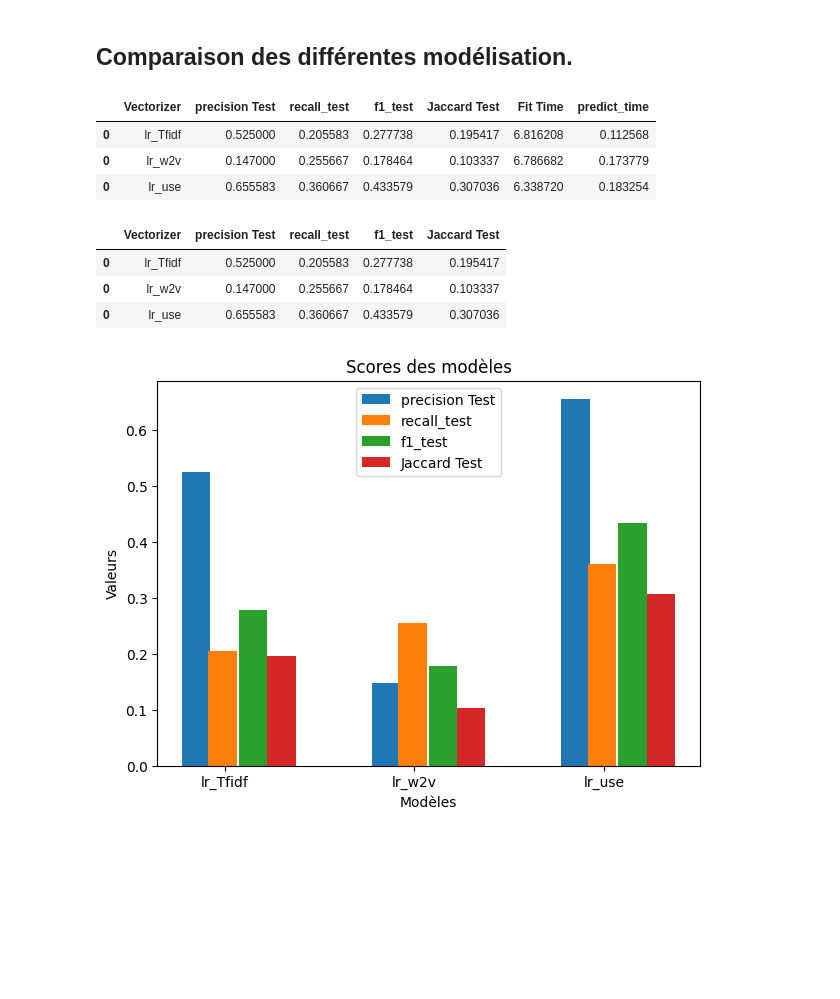
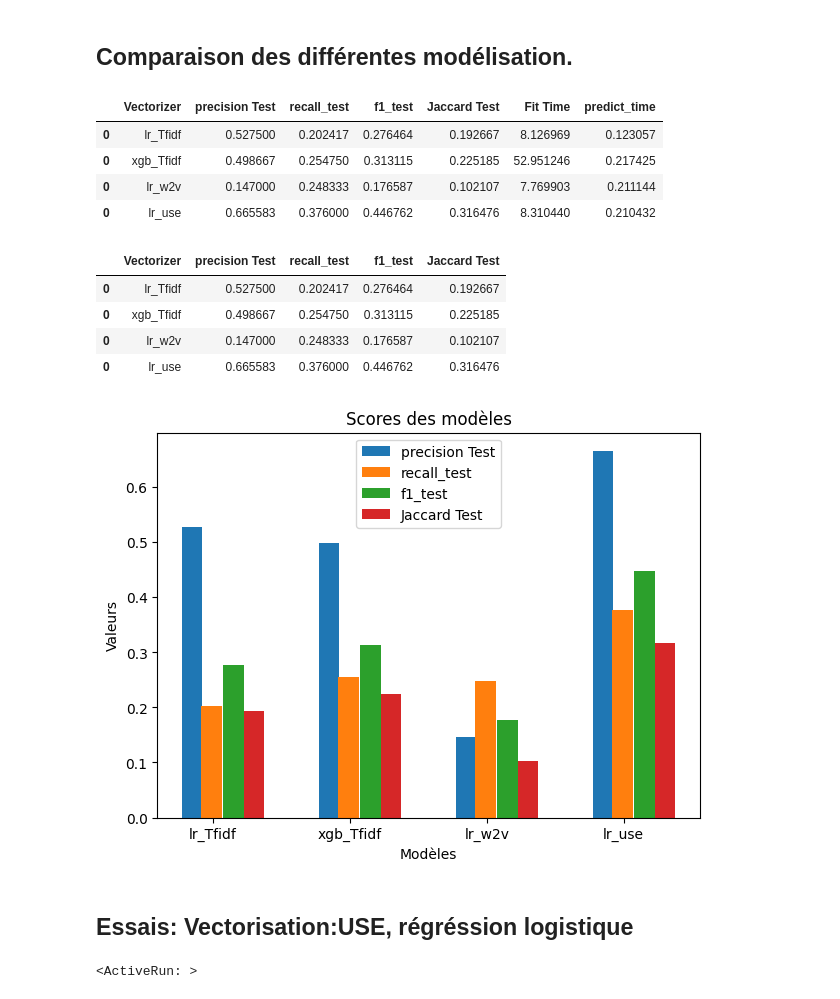
Before and after one commit to BahiaB/MLE-P5-main, a Jupyter notebook: supervised.ipynb, the cells around one changed output. Saved outputs shown, nothing was run; the diff lists cells and outputs as text; code cells hidden in the pictures; blank space fills up the shorter version.

Commit message:
Change and load model

```diff
--- a/supervised.ipynb
+++ b/supervised.ipynb
@@ -163,9 +163,9 @@ X_train, X_test, y_train, y_test = train_test_split(X,y,
 
 
 display(X_train.shape, X_test.shape)
-X_train_sample = X_train.sample(2000, random_state=42)
+X_train_sample = X_train.sample(1000, random_state=42)
 y_train_sample = y_train.loc[X_train_sample.index]
-X_test_sample = X_test.sample(400, random_state=42)
+X_test_sample = X_test.sample(200, random_state=42)
 y_test_sample = y_test.loc[X_test_sample.index]
 # %% [output]
 (26863,)
@@ -205,30 +205,25 @@ class CustomTfidfVectorizer(BaseEstimator, TransformerMixin):
 
 
 class CustomWord2VecVectorizer(BaseEstimator, TransformerMixin):
-    def __init__(self, vector_size=400, window=8, min_count=6,alpha=0.025, epochs=5,workers=5, sg=0, max_vocab_size=None):
+    def __init__(self, vector_size=400):  #, vector_size=400, window=8, min_count=6,alpha=0.025, epochs=5,workers=5, sg=0, max_vocab_size=None
         self.vector_size = vector_size
-        self.window = window
+        '''self.window = window
         self.min_count = min_count
         self.alpha = alpha
         self.epochs = epochs
         self.workers = workers
         self.sg = sg
-        self.max_vocab_size = max_vocab_size
+        self.max_vocab_size = max_vocab_size'''
         self.model = Word2Vec(
             vector_size=self.vector_size,
-            window=self.window,
-            workers=self.workers,
-            sg=self.sg
+            #window=self.window,
+            #workers=self.workers,
+            #sg=self.sg
         )
     def fit(self, X, y=None):
         self.model = Word2Vec(
-            vector_size=self.vector_size,
-            window=self.window,
-            min_count=self.min_count,
-            alpha=self.alpha,
-            workers=self.workers,
-            sg=self.sg,
-            max_vocab_size=self.max_vocab_size
+            vector_size=self.vector_size
+
         )
         self.model.build_vocab(X)
         return self
@@ -240,7 +235,12 @@ class CustomWord2VecVectorizer(BaseEstimator, TransformerMixin):
                          for words in X])
 
 
-
+'''window=self.window,
+            min_count=self.min_count,
+            alpha=self.alpha,
+            workers=self.workers,
+            sg=self.sg,
+            max_vocab_size=self.max_vocab_size'''
 
 class CustomBERTVectorizer(BaseEstimator, TransformerMixin):
     def __init__(self, max_length=128):
@@ -317,7 +317,7 @@ def create_bert_pipeline():
 def create_use_pipeline():
     pipeline_use = Pipeline([
         ("use_vectorizer", SentenceTransformerVectorizer()),
-        ("clf_use", OneVsRestClassifier(LogisticRegression(max_iter=1000, C=1)))
+
     ])
     return pipeline_use
 # %%
@@ -745,42 +731,48 @@ mlflow.end_run()
 # %% [markdown]
 ## Comparaison des différentes modélisation.
 # %%
-df =pd.concat([result_lr_tfidf,  result_lr_w2v,  result_lr_use]) #result_lr_bert,result_rf_tfidf,
+mlflow.start_run(run_name="Comparaison")
+df =pd.concat([result_lr_tfidf,result_xgb_tfidf, result_lr_w2v,  result_lr_use]) #result_lr_bert,result_rf_tfidf,
 display(df)
+df.to_csv("Data/df_results.csv", index=False)
+mlflow.log_artifact("Data/df_results.csv")
 # %% [output]
 |  | Vectorizer | precision Test | recall_test | f1_test | Jaccard Test | Fit Time | predict_time |
-| 0 | lr_Tfidf | 0.525000 | 0.205583 | 0.277738 | 0.195417 | 6.816208 | 0.112568 |
-| 0 | lr_w2v | 0.147000 | 0.255667 | 0.178464 | 0.103337 | 6.786682 | 0.173779 |
-| 0 | lr_use | 0.655583 | 0.360667 | 0.433579 | 0.307036 | 6.338720 | 0.183254 |
+| 0 | lr_Tfidf | 0.527500 | 0.202417 | 0.276464 | 0.192667 | 8.126969 | 0.123057 |
+| 0 | xgb_Tfidf | 0.498667 | 0.254750 | 0.313115 | 0.225185 | 52.951246 | 0.217425 |
+| 0 | lr_w2v | 0.147000 | 0.248333 | 0.176587 | 0.102107 | 7.769903 | 0.211144 |
+| 0 | lr_use | 0.665583 | 0.376000 | 0.446762 | 0.316476 | 8.310440 | 0.210432 |
 # %%
 all_result = df.loc[:,['Vectorizer', 'precision Test', 'recall_test','f1_test','Jaccard Test']]
 
 display(all_result)
 
 # Plot
 width = 0.15  # Largeur des barres
 fig, ax = plt.subplots(figsize=(7, 5))
 x = np.arange(len(all_result))  # Emplacements des barres
 
 # Plot pour chaque modèle et chaque métrique
 
 rects1 = ax.bar(x - width/1, all_result['precision Test'], width, label='precision Test')
 rects2 = ax.bar(x - width/15, all_result['recall_test'], width, label='recall_test')
 rects3 = ax.bar(x + width/1, all_result['f1_test'], width, label='f1_test')
 rects4 = ax.bar(x + width/0.5, all_result['Jaccard Test'], width, label='Jaccard Test')
 
 # Ajouter des étiquettes, des titres, etc.
 ax.set_ylabel('Valeurs')
 ax.set_xlabel('Modèles')
 ax.set_title('Scores des modèles')
 ax.set_xticks(x)
 ax.set_xticklabels(all_result['Vectorizer'])
 ax.legend()
-
+plt.savefig("Data/Comparaison.png")
 plt.show()
+mlflow.log_artifact("Data/Comparaison.png")
 # %% [output]
 |  | Vectorizer | precision Test | recall_test | f1_test | Jaccard Test |
-| 0 | lr_Tfidf | 0.525000 | 0.205583 | 0.277738 | 0.195417 |
-| 0 | lr_w2v | 0.147000 | 0.255667 | 0.178464 | 0.103337 |
-| 0 | lr_use | 0.655583 | 0.360667 | 0.433579 | 0.307036 |
+| 0 | lr_Tfidf | 0.527500 | 0.202417 | 0.276464 | 0.192667 |
+| 0 | xgb_Tfidf | 0.498667 | 0.254750 | 0.313115 | 0.225185 |
+| 0 | lr_w2v | 0.147000 | 0.248333 | 0.176587 | 0.102107 |
+| 0 | lr_use | 0.665583 | 0.376000 | 0.446762 | 0.316476 |
-[figure, old version]
+[figure, new version]
@@ -786,0 +781,6 @@ plt.show()
+# %% [markdown]
+## Essais: Vectorisation:USE, régréssion logistique
+# %%
+mlflow.start_run(run_name="final_model")
+# %% [output]
+<ActiveRun: >
```
Also changed, not shown: parts of 23 cells of this notebook, 1 other file.
